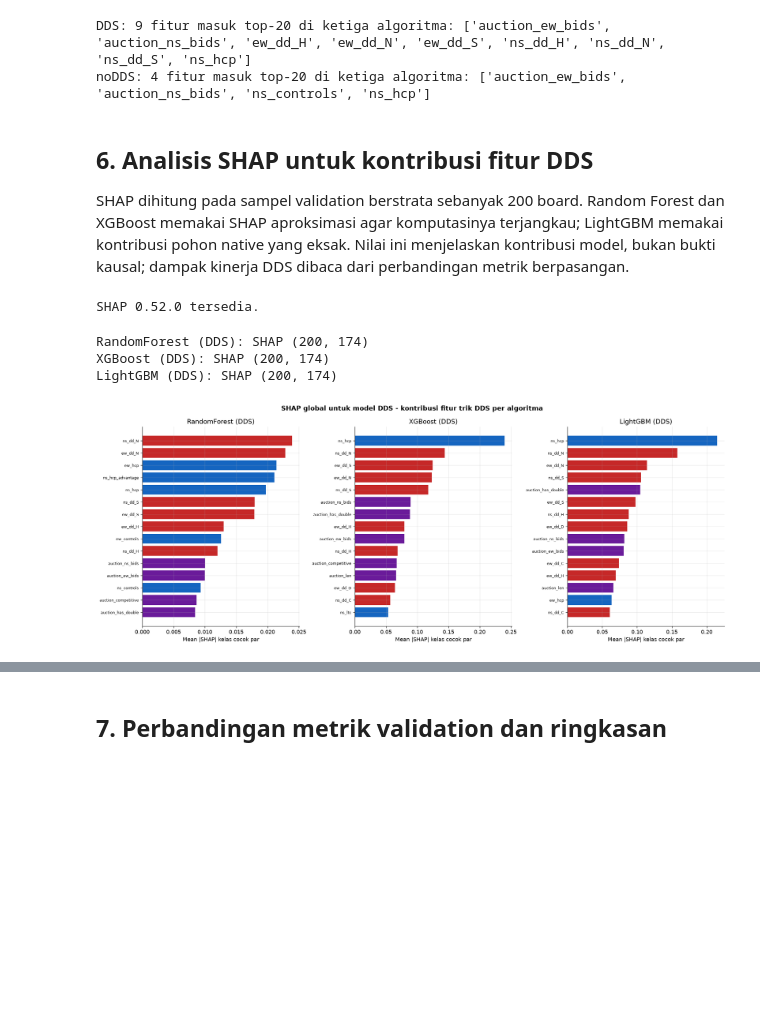
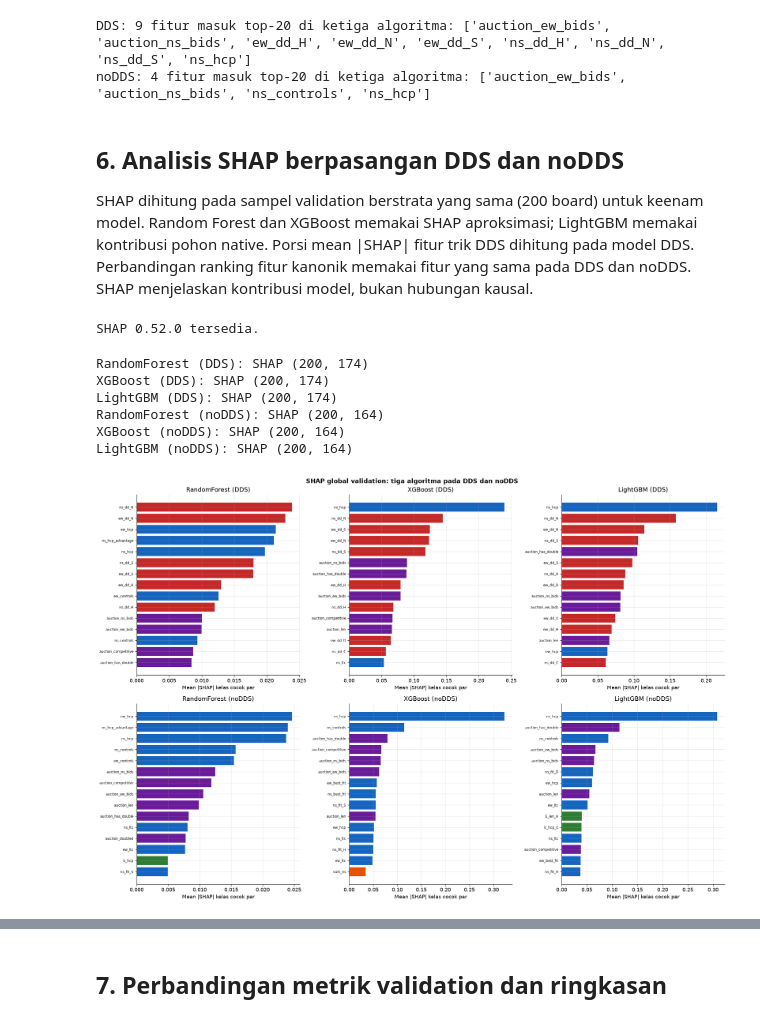
Before and after one commit to Cattelll/Bridge-Prediction, a Jupyter notebook: notebooks/05_evaluation.ipynb, the cells around one changed output, grey strips where cells are left out. Drawn from its saved outputs; the diff is of its cells as text; code cells hidden in the pictures; blank space fills up the shorter version.

```diff
--- a/notebooks/05_evaluation.ipynb
+++ b/notebooks/05_evaluation.ipynb
@@ -307,9 +305,9 @@ for variant in ('DDS', 'noDDS'):
 DDS: 9 fitur masuk top-20 di ketiga algoritma: ['auction_ew_bids', 'auction_ns_bids', 'ew_dd_H', 'ew_dd_N', 'ew_dd_S', 'ns_dd_H', 'ns_dd_N', 'ns_dd_S', 'ns_hcp']
 noDDS: 4 fitur masuk top-20 di ketiga algoritma: ['auction_ew_bids', 'auction_ns_bids', 'ns_controls', 'ns_hcp']
 # %% [markdown]
-## 6. Analisis SHAP untuk kontribusi fitur DDS
+## 6. Analisis SHAP berpasangan DDS dan noDDS
 
-SHAP dihitung pada sampel validation berstrata sebanyak 200 board. Random Forest dan XGBoost memakai SHAP aproksimasi agar komputasinya terjangkau; LightGBM memakai kontribusi pohon native yang eksak. Nilai ini menjelaskan kontribusi model, bukan bukti kausal; dampak kinerja DDS dibaca dari perbandingan metrik berpasangan.
+SHAP dihitung pada sampel validation berstrata yang sama (200 board) untuk keenam model. Random Forest dan XGBoost memakai SHAP aproksimasi; LightGBM memakai kontribusi pohon native. Porsi mean |SHAP| fitur trik DDS dihitung pada model DDS. Perbandingan ranking fitur kanonik memakai fitur yang sama pada DDS dan noDDS. SHAP menjelaskan kontribusi model, bukan hubungan kausal.
 # %%
 try:
     import shap
@@ -321,11 +319,11 @@ except ImportError:
 # %% [output]
 SHAP 0.52.0 tersedia.
 # %%
-# noDDS tidak memiliki fitur trik DDS; hitung SHAP pada tiga model DDS untuk mengukur kontribusinya.
+# Gunakan board validation yang sama untuk seluruh model DDS dan noDDS.
 shap_values_by_model = {}
 X_shap_by_model = {}
 SHAP_SAMPLE_SIZE = 200
-shap_model_entries = [entry for entry in model_entries if entry['variant'] == 'DDS']
+shap_model_entries = list(model_entries)
 
 def positive_class_shap(explainer, X, approximate):
     raw = explainer.shap_values(X, approximate=approximate)
@@ -356,44 +354,81 @@ if SHAP_OK:
 RandomForest (DDS): SHAP (200, 174)
 XGBoost (DDS): SHAP (200, 174)
 LightGBM (DDS): SHAP (200, 174)
+RandomForest (noDDS): SHAP (200, 164)
+XGBoost (noDDS): SHAP (200, 164)
+LightGBM (noDDS): SHAP (200, 164)
 # %%
 if SHAP_OK:
-    fig, axes = plt.subplots(1, 3, figsize=(18, 7))
+    fig, axes = plt.subplots(2, 3, figsize=(19, 13))
+    contribution_rows = []
     shap_effect_rows = []
-    for ax, entry in zip(axes, shap_model_entries):
+    for ax, entry in zip(axes.flat, shap_model_entries):
         key = entry['display_name']
         values = shap_values_by_model[key]
         mean_abs = np.abs(values).mean(axis=0)
+        mean_abs_by_key = mean_abs
         top = np.argsort(mean_abs)[::-1][:15]
         names = [entry['features'][i] for i in top]
         scores = mean_abs[top]
         ax.barh(range(len(top)), scores[::-1], color=[feat_group_color(n) for n in names[::-1]])
         ax.set_yticks(range(len(top)))
-        ax.set_yticklabels(names[::-1], fontsize=8)
+        ax.set_yticklabels(names[::-1], fontsize=7)
         ax.set_title(key)
         ax.set_xlabel('Mean |SHAP| kelas cocok par')
 
         dds_mask = np.array([name.startswith(('ns_dd_', 'ew_dd_')) for name in entry['features']])
         dds_importance = mean_abs[dds_mask]
         dds_names = np.asarray(entry['features'])[dds_mask]
-        top_dds_order = np.argsort(dds_importance)[::-1]
-        shap_effect_rows.append({
+        dds_order = np.argsort(dds_importance)[::-1]
+        row = {
             'Algoritma': entry['algorithm'],
+            'Dataset': entry['variant'],
             'Sampel validation': len(values),
             'Metode SHAP': 'Approximate Saabas' if entry['algorithm'] != 'LightGBM' else 'Exact LightGBM native',
-            'Jumlah fitur trik DDS': int(dds_mask.sum()),
             'Porsi total mean |SHAP| dari fitur DDS': float(dds_importance.sum() / mean_abs.sum()),
-            'Fitur trik DDS teratas': ', '.join(dds_names[top_dds_order[:3]]),
+            'Fitur trik DDS teratas': ', '.join(dds_names[dds_order[:3]]) if len(dds_names) else 'Tidak ada pada noDDS',
+        }
+        contribution_rows.append(row)
+        if entry['variant'] == 'DDS':
+            shap_effect_rows.append(row)
+
+    fig.suptitle('SHAP global validation: tiga algoritma pada DDS dan noDDS', fontweight='bold')
+    fig.tight_layout()
+    fig.savefig(OUT / 'nb05_shap_dds_vs_nodds_global.png', bbox_inches='tight', dpi=160)
+    plt.show()
+
+    contribution_df = pd.DataFrame(contribution_rows)
+    contribution_df.to_csv(OUT / 'nb05_shap_dataset_contributions.csv', index=False)
+    display(contribution_df.style.format({'Porsi total mean |SHAP| dari fitur DDS': '{:.2%}'}))
+
+    paired_shap_rows = []
+    for algorithm in ('RandomForest', 'XGBoost', 'LightGBM'):
+        dds_entry = next(e for e in shap_model_entries if e['algorithm'] == algorithm and e['variant'] == 'DDS')
+        nodds_entry = next(e for e in shap_model_entries if e['algorithm'] == algorithm and e['variant'] == 'noDDS')
+        dds_abs = pd.Series(np.abs(shap_values_by_model[dds_entry['display_name']]).mean(axis=0), index=dds_entry['features'])
+        nodds_abs = pd.Series(np.abs(shap_values_by_model[nodds_entry['display_name']]).mean(axis=0), index=nodds_entry['features'])
+        common = sorted(set(dds_abs.index).intersection(nodds_abs.index))
+        dds_common = dds_abs.loc[common]
+        nodds_common = nodds_abs.loc[common]
+        dds_top20 = set(dds_common.nlargest(20).index)
+        nodds_top20 = set(nodds_common.nlargest(20).index)
+        paired_shap_rows.append({
+            'Algoritma': algorithm,
+            'Jumlah fitur kanonik dibandingkan': len(common),
+            'Spearman ranking mean |SHAP| DDS vs noDDS': float(dds_common.corr(nodds_common, method='spearman')),
+            'Irisan top-20 fitur kanonik': len(dds_top20 & nodds_top20),
+            'Top-20 DDS saja': ', '.join(sorted(dds_top20 - nodds_top20)),
+            'Top-20 noDDS saja': ', '.join(sorted(nodds_top20 - dds_top20)),
         })
-    fig.suptitle('SHAP global untuk model DDS - kontribusi fitur trik DDS per algoritma', fontweight='bold')
-    fig.tight_layout()
-    fig.savefig(OUT / 'nb05_shap_dds_effect.png', bbox_inches='tight', dpi=160)
-    plt.show()
+    paired_shap_df = pd.DataFrame(paired_shap_rows)
+    paired_shap_df.to_csv(OUT / 'nb05_shap_dds_vs_nodds.csv', index=False)
+    display(paired_shap_df.style.format({'Spearman ranking mean |SHAP| DDS vs noDDS': '{:.3f}'}))
 
     shap_effect_df = pd.DataFrame(shap_effect_rows)
     shap_effect_df.to_csv(OUT / 'nb05_shap_dds_effect.csv', index=False)
-    display(shap_effect_df.style.format({'Porsi total mean |SHAP| dari fitur DDS': '{:.2%}'}))
 else:
+    contribution_df = pd.DataFrame()
+    paired_shap_df = pd.DataFrame()
     shap_effect_df = pd.DataFrame()
 # %% [output]
-[figure, old version]
+[figure, new version]
```
Also changed, not shown: parts of 5 cells of this notebook, 2 other files.
